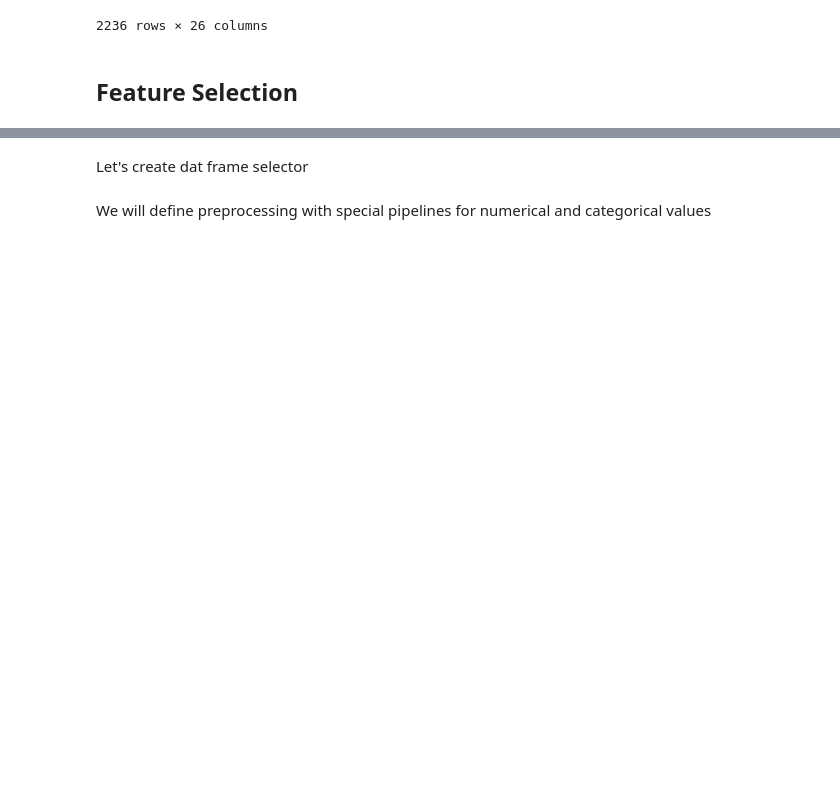
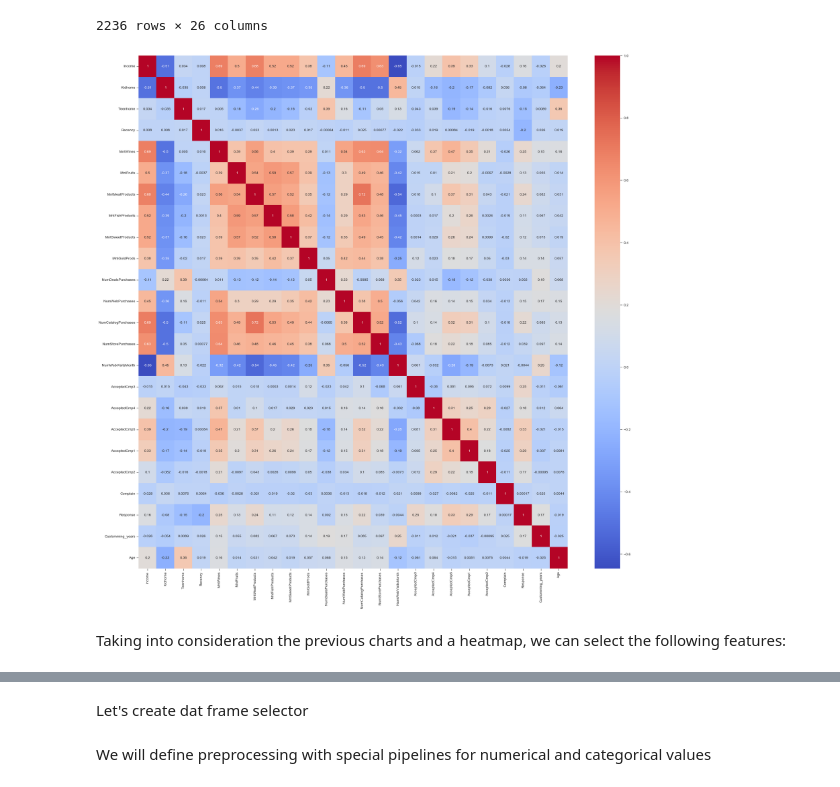
Before and after one commit to YuriiBatkovych/MachineLearning2022_2023, a Jupyter notebook: project/Project.ipynb, the cells around one changed output, grey strips where cells are left out. Saved outputs shown, nothing was run; the diff lists cells and outputs as text; code cells hidden in the pictures; blank space fills up the shorter version.

```diff
--- a/project/Project.ipynb
+++ b/project/Project.ipynb
@@ -392,5 +392,12 @@ data
 | 2238 | Master | Together | 0.426393 | 0.0 | 0.5 | 0.080808 | 0.286671 | 0.150754 | 0.124058 | ... |
 | 2239 | PhD | Married | 0.325554 | 0.5 | 0.5 | 0.404040 | 0.056263 | 0.015075 | 0.035362 | ... |
 2236 rows × 26 columns
-# %% [markdown]
-## Feature Selection
+# %%
+cor = data.corr()
+plt.figure(figsize = (27,26))
+sns.heatmap(cor, annot = True, cmap = 'coolwarm')
+plt.show()
+# %% [output]
+[figure, added]
+# %% [markdown]
+Taking into consideration the previous charts and a heatmap, we can select the following features:
```
Also changed, not shown: parts of 24 cells of this notebook, 1 other file.
